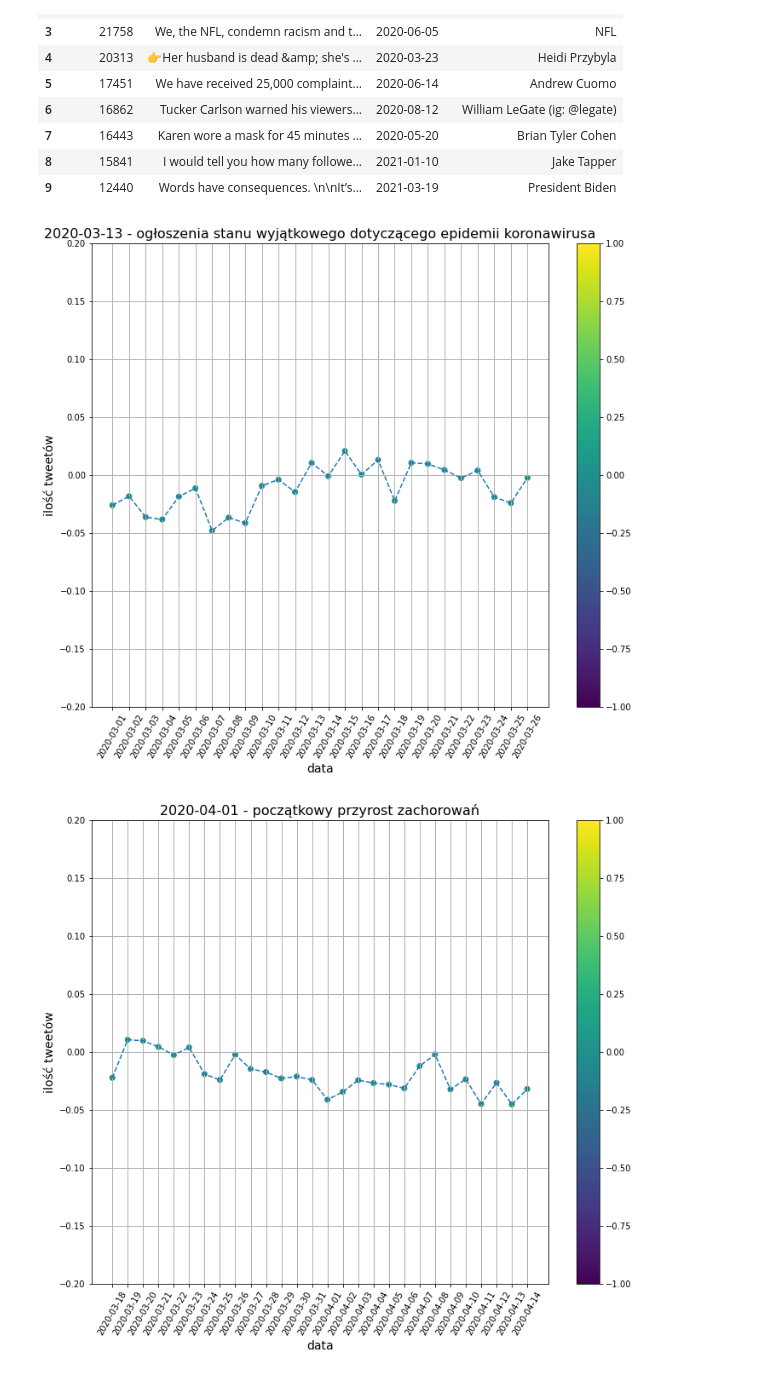
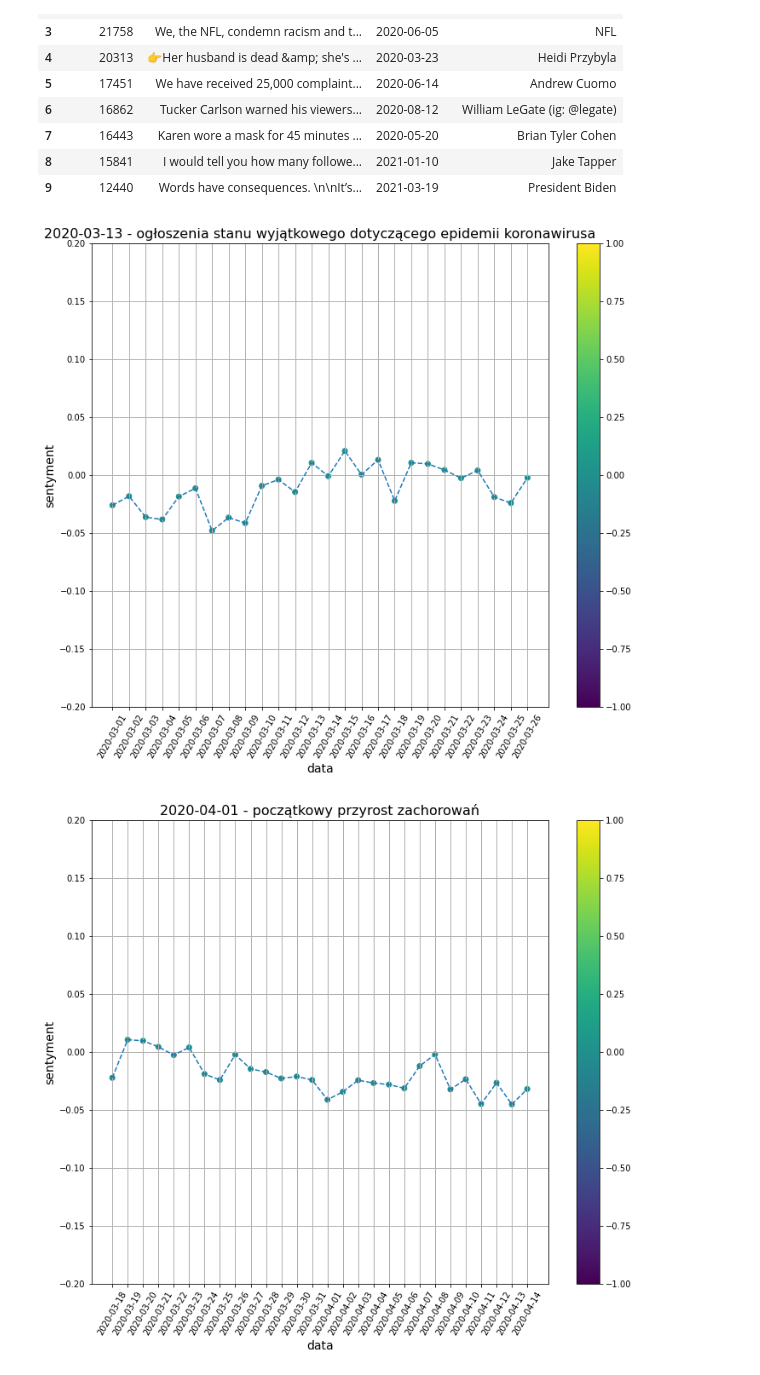
Before and after one commit to piaskowyk/twitter-posts-analysis, a Jupyter notebook: notebooks/sentyment.ipynb, the cells around one changed output. Drawn from its saved outputs; the diff is of its cells as text; code cells hidden in the pictures.

```diff
--- a/notebooks/sentyment.ipynb
+++ b/notebooks/sentyment.ipynb
@@ -124,24 +124,24 @@ def plot(xs, ys, xlabel, ylabel, tittle, file_name, step=1, color="blue"):
 # %%
 events = [
 	('2020-03-13', 'ogłoszenia stanu wyjątkowego dotyczącego epidemii koronawirusa'),
 	('2020-04-01', 'początkowy przyrost zachorowań'),
 	('2020-10-02', 'pozytywny wynik Trumpa na COVID-19'),
 	('2020-12-14', 'rozpoczęcie szczepień'),
 	('2021-01-02', 'największy pik zachorowań'),
 	('2021-01-20', 'Biden wydaje nowe wytyczne dotyczące COVID-19'),
 ]
 for date_str, title in events:
 	sql = f"""
 	select date(t.created_at), count(t.id), avg(t.sentiment_compound)
 	from tweet t
 	where
 		t."type" = 1
 		and t.created_at between date('{date_str}') - interval '14' day and date('{date_str}') + interval '14' day
 	group by date(t.created_at);
 	"""
 
 	df = getAll(sql)
-	plot_sentiment(df['date'], df['avg'], 'data', 'ilość tweetów', f'{date_str} - {title}', f'{date_str}_sentyment_tweetow', 1)
+	plot_sentiment(df['date'], df['avg'], 'data', 'sentyment', f'{date_str} - {title}', f'{date_str}_sentyment_tweetow', 1)
 # %% [output]
-[figure, old version]
+[figure, new version]
-[figure, old version]
+[figure, new version]
```
Also changed, not shown: parts of 2 cells of this notebook, 12 other files.
